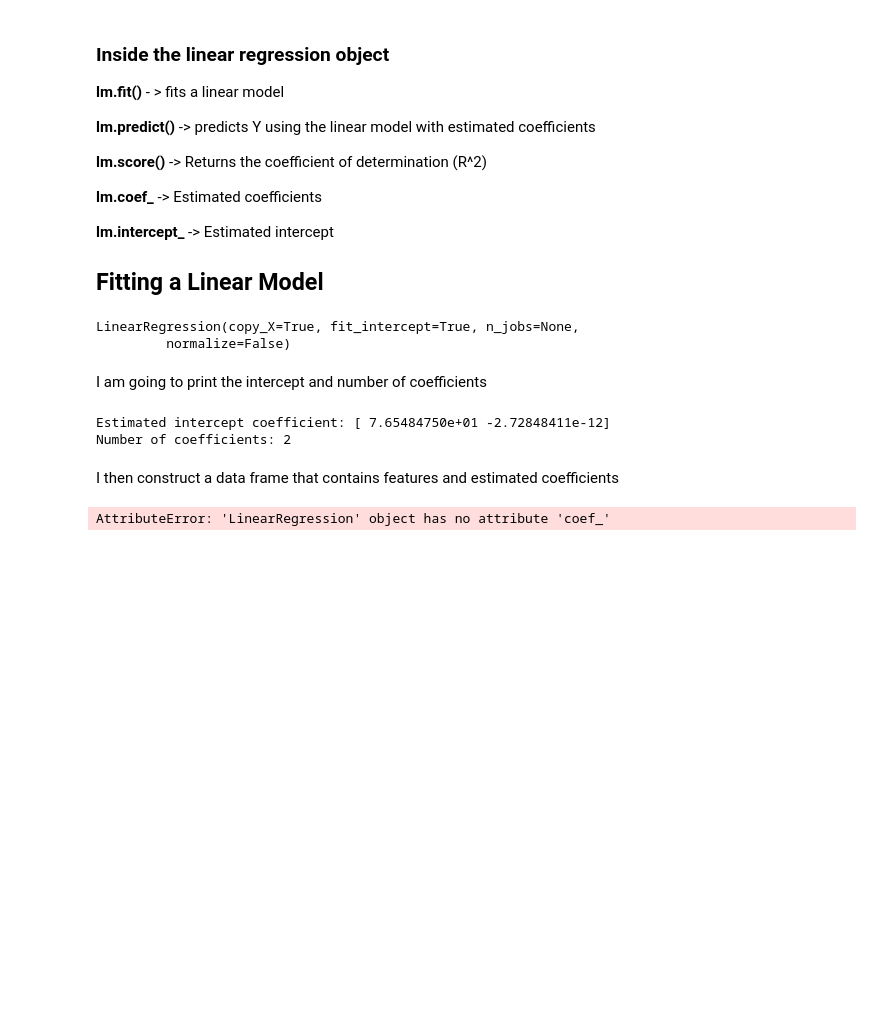
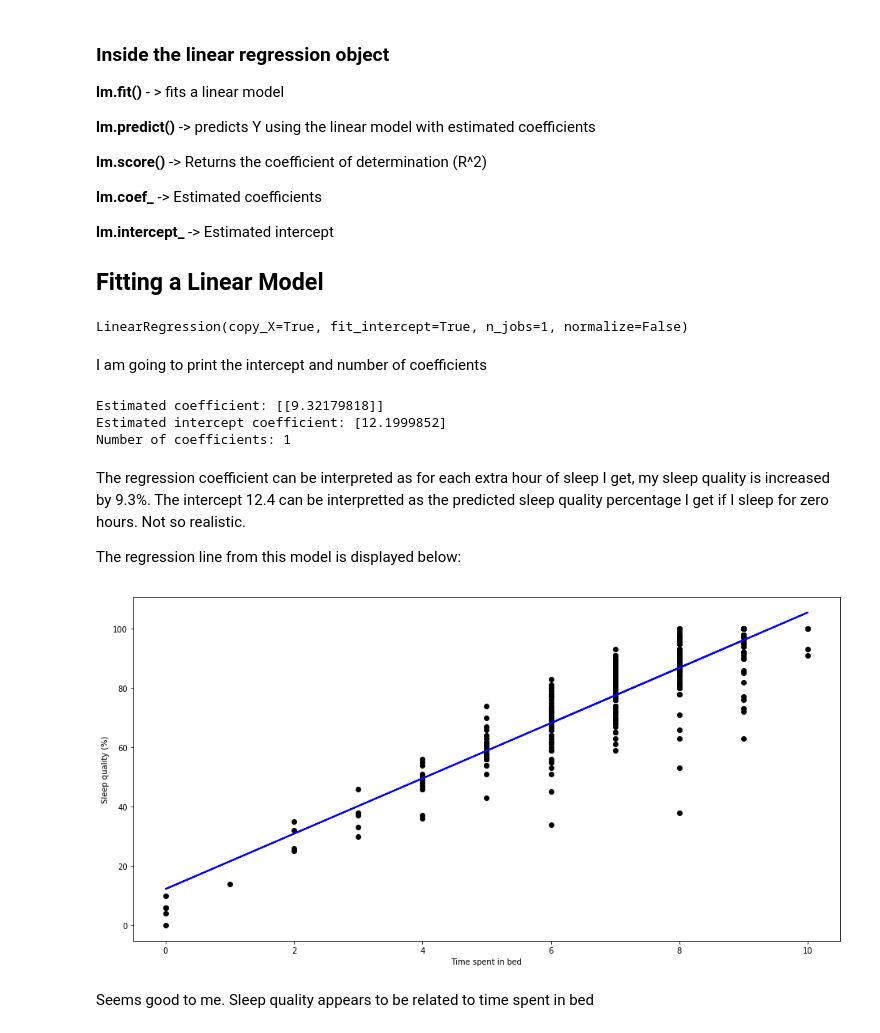
Before and after one commit to JenniferOwen/Practice_sleep_data, a Jupyter notebook: Simple Linear Regression.ipynb, the cells around one changed output. Cells and saved outputs as stored; diff of their text form; code cells hidden in the pictures; blank space fills up the shorter version.

```diff
--- a/Simple Linear Regression.ipynb
+++ b/Simple Linear Regression.ipynb
@@ -70,3 +56,19 @@ Y= df.drop(['Start', ' End', ' Wake up', ' Sleep Notes', ' Heart rate', ' Time i
+# %%
+from sklearn.linear_model import LinearRegression
+import matplotlib.pyplot as plt
+import numpy as np
+import statsmodels.api as sm
+
+# convert column "Time edit" to integer
+df = df.astype({" Time in bed": int})
+
+#This creates a LinearRegression object
+lm = LinearRegression()
+
+#I want to know if my time in bed or activity effects my sleep quality
+X_Time_in_Bed= df[[' Time in bed']]
+X_Activity= df[[' Activity (steps)']]
+Y= df[[' Sleep quality']]
 # %% [markdown]
 ### Inside the linear regression object
 
@@ -82,21 +84,45 @@ Y= df.drop(['Start', ' End', ' Wake up', ' Sleep Notes', ' Heart rate', ' Time i
 
 ## Fitting a Linear Model
 # %%
-lm.fit(X,Y)
+lm.fit(X_Time_in_Bed,Y)
 # %% [output]
-LinearRegression(copy_X=True, fit_intercept=True, n_jobs=None,
-         normalize=False)
+LinearRegression(copy_X=True, fit_intercept=True, n_jobs=1, normalize=False)
 # %% [markdown]
 I am going to print the intercept and number of coefficients
 # %%
+print('Estimated coefficient:', lm.coef_)
 print('Estimated intercept coefficient:', lm.intercept_)
 print('Number of coefficients:', len(lm.coef_))
 # %% [output]
-Estimated intercept coefficient: [ 7.65484750e+01 -2.72848411e-12]
-Number of coefficients: 2
+Estimated coefficient: [[9.32179818]]
+Estimated intercept coefficient: [12.1999852]
+Number of coefficients: 1
-# %% [markdown]
-I then construct a data frame that contains features and estimated coefficients
-# %%
-pd.DataFrame(zip(X.columns, lm.coef_),columns = ['features', 'estimatedCoefficients'])
-# %% [output]
-AttributeError: 'LinearRegression' object has no attribute 'coef_'
+# %% [markdown]
+The regression coefficient can be interpreted as for each extra hour of sleep I get, my sleep quality is increased by 9.3%. The intercept 12.4 can be interpretted as the predicted sleep quality percentage I get if I sleep for zero hours. Not so realistic.
+
+The regression line from this model is displayed below:
+# %%
+predictions = lm.predict(X_Time_in_Bed)
+
+
+plt.figure(figsize=(16, 8))
+plt.scatter(
+    X_Time_in_Bed,
+    Y,
+    c='black'
+)
+
+plt.plot(
+    X_Time_in_Bed,
+    predictions,
+    c='blue',
+    linewidth=2
+)
+
+plt.xlabel("Time spent in bed")
+plt.ylabel("Sleep quality (%)")
+plt.show()
+# %% [output]
+[figure, added]
+# %% [markdown]
+Seems good to me. Sleep quality appears to be related to time spent in bed
```
Also changed, not shown: parts of 7 cells of this notebook, 2 other files.
